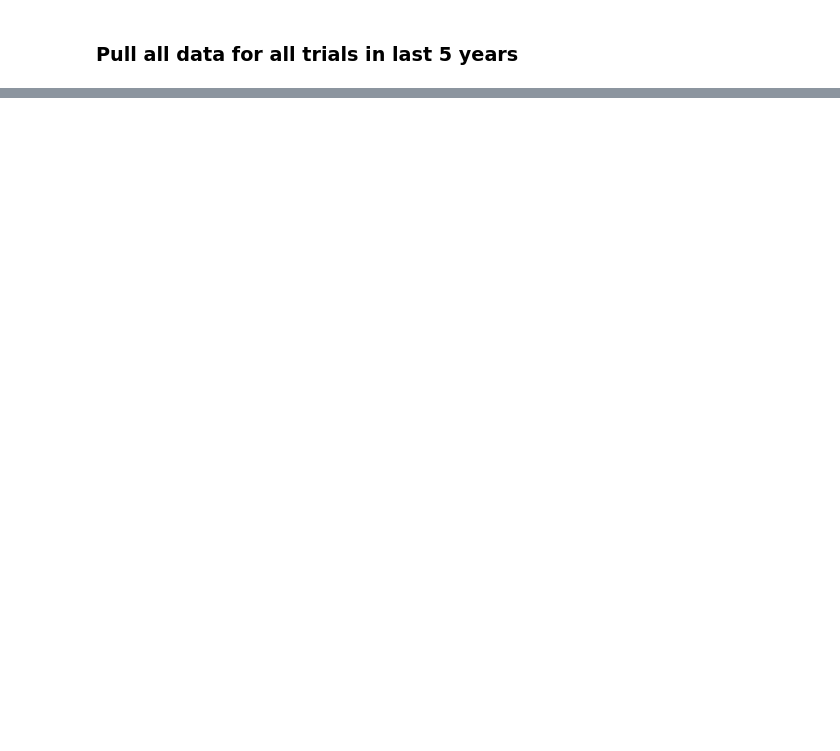
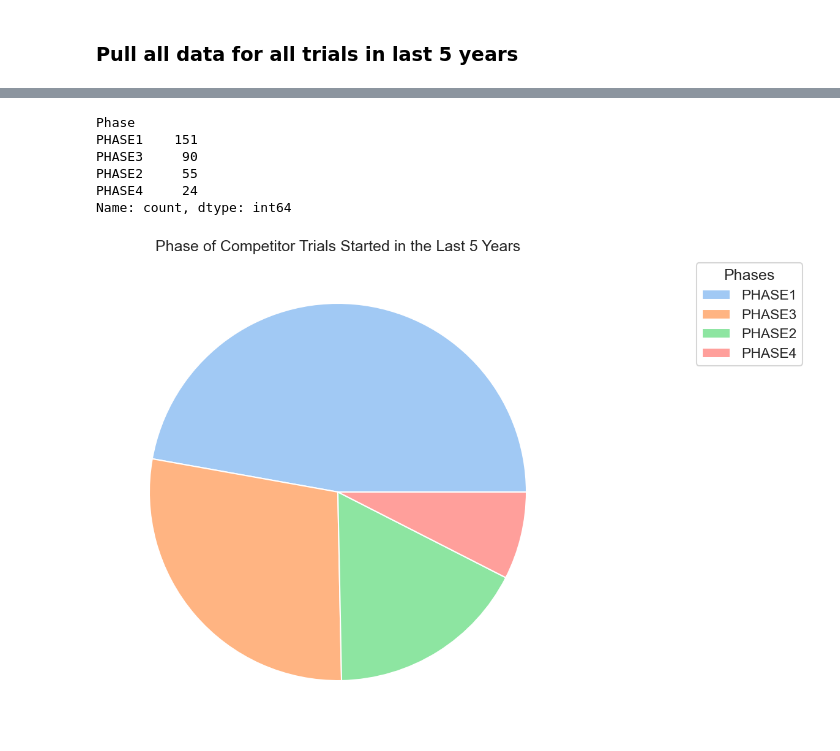
Before and after one commit to a-srd/de-case, a Jupyter notebook: pull_all_data.ipynb, the cells around one changed output, grey strips where cells are left out. Saved outputs shown, nothing was run; the diff lists cells and outputs as text; code cells hidden in the pictures; blank space fills up the shorter version.

```diff
--- a/pull_all_data.ipynb
+++ b/pull_all_data.ipynb
@@ -204,0 +302,12 @@ Therefore we identify 3 study populations:
+# %%
+competitors
+
+# Filter df for sponsors in the list of competitors
+df_competitors = df[df["Sponsor"].isin(competitors)]
+
+# Filter df_competitors for rows where the "Conditions" column has a string match with a condition in the list conditions
+df_competitors = df_competitors[df_competitors["Conditions"].str.contains('|'.join(conditions))]
+
+# Create a dictionary of the NCT Number of the studies by sponsor
+studies_by_sponsor = df_competitors.groupby("Sponsor")["NCT Number"].apply(list).to_dict()
+studies_by_sponsor
@@ -204,0 +382,4 @@ Therefore we identify 3 study populations:
+# %%
+# Filter df for trials with NCT Number in the dictionary studies_by_sponsor
+competitor_trials_df = df[df["NCT Number"].isin([item for sublist in studies_by_sponsor.values() for item in sublist])]
+competitor_trials_df.reset_index(drop=True, inplace=True)
@@ -204,0 +488,40 @@ Therefore we identify 3 study populations:
+# %%
+# Create a new DataFrame by copying competitor_trials_df
+phase_df = competitor_trials_df.copy()
+
+# Split the "Phases" column by "|" and create a new row for each string in the split
+phase_df['Phase'] = phase_df['Phases'].str.split('|')
+phase_df = phase_df.explode('Phase')
+
+# Remove empty strings, 'NA' values and NA values
+phase_df = phase_df[phase_df['Phase'].notna() & (phase_df['Phase'] != '') & (phase_df['Phase'] != 'NA')]
+
+# Count the number of occurrences of each phase
+phase_counts = phase_df['Phase'].value_counts()
+
+print(phase_counts)
+
+# Create a pie chart of the phase_counts data
+plt.figure(figsize=(10, 10))
+sns.set_palette("pastel")
+sns.set_context("talk")
+sns.set_style("whitegrid")
+
+# Get the value counts and their index
+labels = phase_counts.index
+
+plt.pie(phase_counts)
+plt.title("Phase of Competitor Trials Started in the Last 5 Years")
+
+# Add a legend
+plt.legend(labels, title="Phases", loc="upper right", bbox_to_anchor=(1, 0, 0.5, 1))
+
+plt.show()
+# %% [output]
+Phase
+PHASE1    151
+PHASE3     90
+PHASE2     55
+PHASE4     24
+Name: count, dtype: int64
+[figure, added]
```
Also changed, not shown: parts of 31 cells of this notebook, 6 other files.
